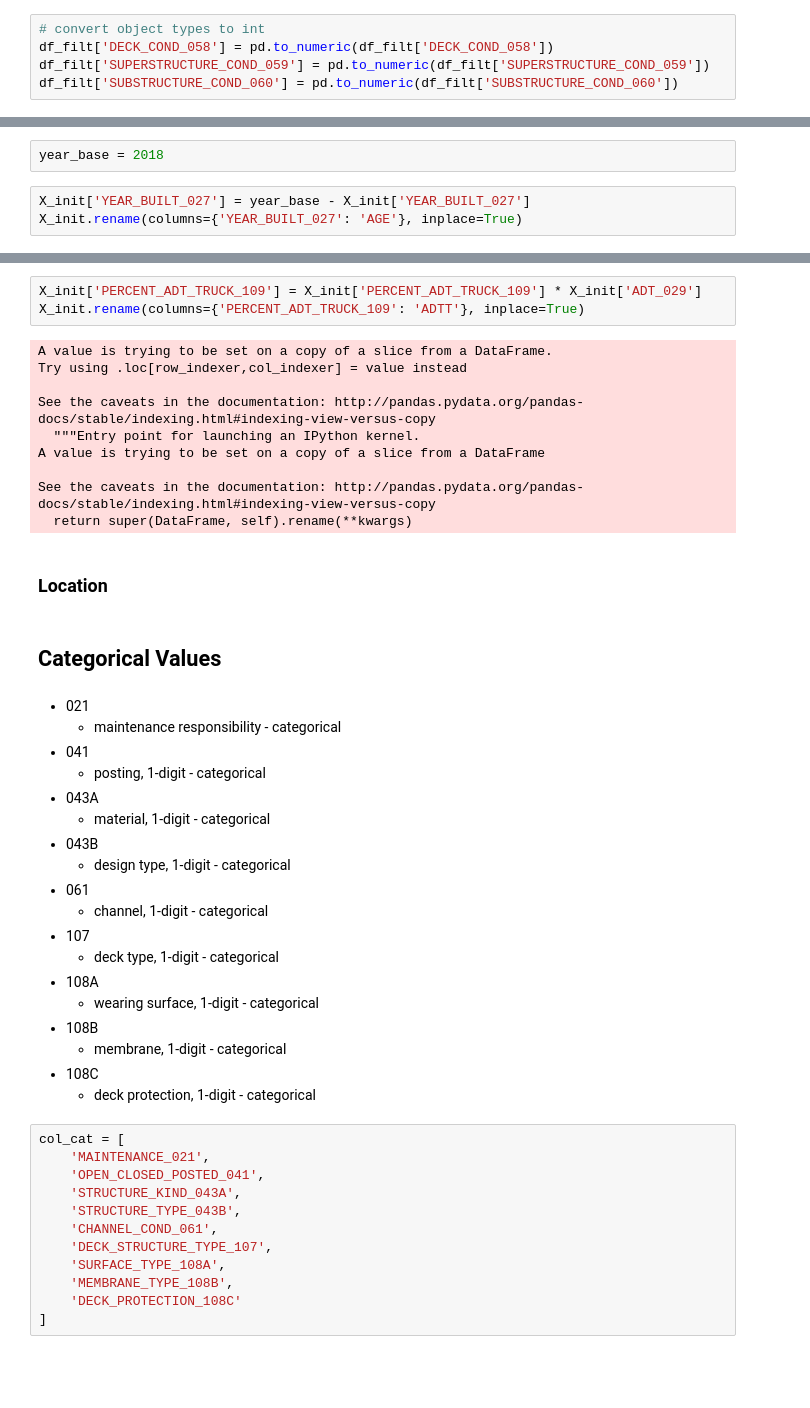
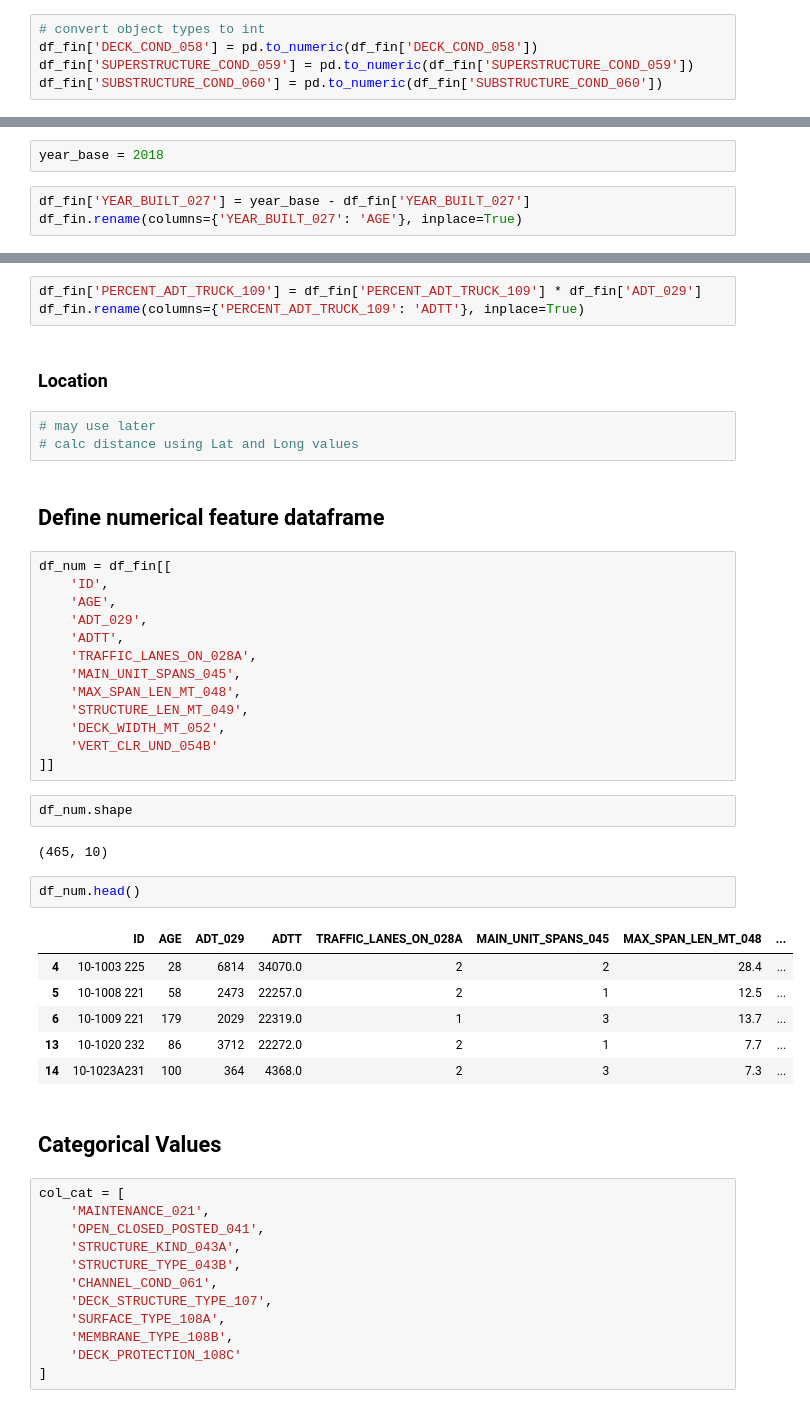
Before and after one commit to kevscon/bridge-ratings, a Jupyter notebook: nbi.ipynb, the cells around one changed output, grey strips where cells are left out. Cells and saved outputs as stored; diff of their text form; blank space fills up the shorter version.

```diff
--- a/nbi.ipynb
+++ b/nbi.ipynb
@@ -226,5 +271,5 @@ int64
 # %%
 # convert object types to int
-df_filt['DECK_COND_058'] = pd.to_numeric(df_filt['DECK_COND_058'])
-df_filt['SUPERSTRUCTURE_COND_059'] = pd.to_numeric(df_filt['SUPERSTRUCTURE_COND_059'])
-df_filt['SUBSTRUCTURE_COND_060'] = pd.to_numeric(df_filt['SUBSTRUCTURE_COND_060'])
+df_fin['DECK_COND_058'] = pd.to_numeric(df_fin['DECK_COND_058'])
+df_fin['SUPERSTRUCTURE_COND_059'] = pd.to_numeric(df_fin['SUPERSTRUCTURE_COND_059'])
+df_fin['SUBSTRUCTURE_COND_060'] = pd.to_numeric(df_fin['SUBSTRUCTURE_COND_060'])
@@ -275,5 +281,5 @@ y = df_filt['DECK_COND_058']
 # %%
 year_base = 2018
 # %%
-X_init['YEAR_BUILT_027'] = year_base - X_init['YEAR_BUILT_027']
-X_init.rename(columns={'YEAR_BUILT_027': 'AGE'}, inplace=True)
+df_fin['YEAR_BUILT_027'] = year_base - df_fin['YEAR_BUILT_027']
+df_fin.rename(columns={'YEAR_BUILT_027': 'AGE'}, inplace=True)
@@ -292,39 +289,41 @@ See the caveats in the documentation: http://pandas.pydata.org/pandas-docs/stabl
 # %%
-X_init['PERCENT_ADT_TRUCK_109'] = X_init['PERCENT_ADT_TRUCK_109'] * X_init['ADT_029']
-X_init.rename(columns={'PERCENT_ADT_TRUCK_109': 'ADTT'}, inplace=True)
+df_fin['PERCENT_ADT_TRUCK_109'] = df_fin['PERCENT_ADT_TRUCK_109'] * df_fin['ADT_029']
+df_fin.rename(columns={'PERCENT_ADT_TRUCK_109': 'ADTT'}, inplace=True)
-# %% [output]
-A value is trying to be set on a copy of a slice from a DataFrame.
-Try using .loc[row_indexer,col_indexer] = value instead
-
-See the caveats in the documentation: http://pandas.pydata.org/pandas-docs/stable/indexing.html#indexing-view-versus-copy
-  """Entry point for launching an IPython kernel.
-A value is trying to be set on a copy of a slice from a DataFrame
-
-See the caveats in the documentation: http://pandas.pydata.org/pandas-docs/stable/indexing.html#indexing-view-versus-copy
-  return super(DataFrame, self).rename(**kwargs)
 # %% [markdown]
 ### Location
+# %%
+# may use later
+# calc distance using Lat and Long values
+# %% [markdown]
+## Define numerical feature dataframe
+# %%
+df_num = df_fin[[
+    'ID',
+    'AGE',
+    'ADT_029',
+    'ADTT',
+    'TRAFFIC_LANES_ON_028A',
+    'MAIN_UNIT_SPANS_045',
+    'MAX_SPAN_LEN_MT_048',
+    'STRUCTURE_LEN_MT_049',
+    'DECK_WIDTH_MT_052',
+    'VERT_CLR_UND_054B'
+]]
+# %%
+df_num.shape
+# %% [output]
+(465, 10)
+# %%
+df_num.head()
+# %% [output]
+|  | ID | AGE | ADT_029 | ADTT | TRAFFIC_LANES_ON_028A | MAIN_UNIT_SPANS_045 | MAX_SPAN_LEN_MT_048 | ... |
+| 4 | 10-1003 225 | 28 | 6814 | 34070.0 | 2 | 2 | 28.4 | ... |
+| 5 | 10-1008 221 | 58 | 2473 | 22257.0 | 2 | 1 | 12.5 | ... |
+| 6 | 10-1009 221 | 179 | 2029 | 22319.0 | 1 | 3 | 13.7 | ... |
+| 13 | 10-1020 232 | 86 | 3712 | 22272.0 | 2 | 1 | 7.7 | ... |
+| 14 | 10-1023A231 | 100 | 364 | 4368.0 | 2 | 3 | 7.3 | ... |
 # %% [markdown]
 ## Categorical Values
-# %% [markdown]
-- 021
-    - maintenance responsibility - categorical
-- 041
-    - posting, 1-digit - categorical
-- 043A
-    - material, 1-digit - categorical
-- 043B
-    - design type, 1-digit - categorical
-- 061
-    - channel, 1-digit - categorical
-- 107
-    - deck type, 1-digit - categorical
-- 108A
-    - wearing surface, 1-digit - categorical
-- 108B
-    - membrane, 1-digit - categorical
-- 108C
-    - deck protection, 1-digit - categorical
 # %%
 col_cat = [
     'MAINTENANCE_021',
```
Also changed, not shown: parts of 59 cells of this notebook, 5 other files.
